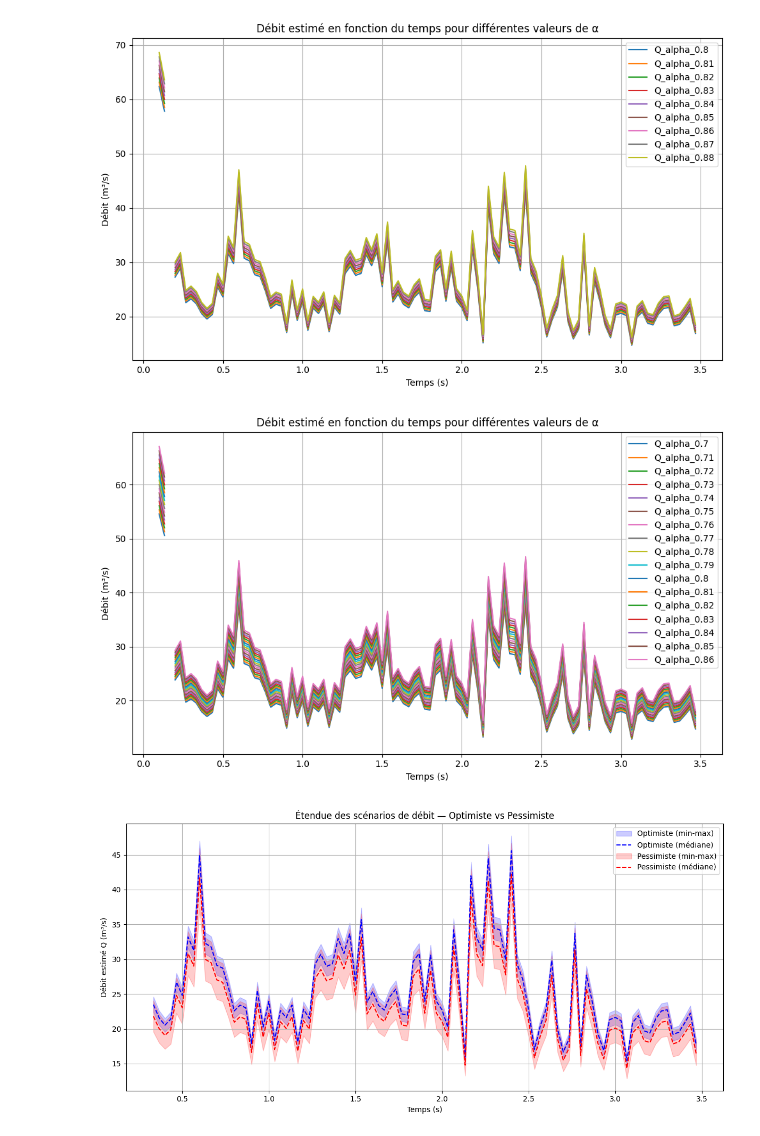
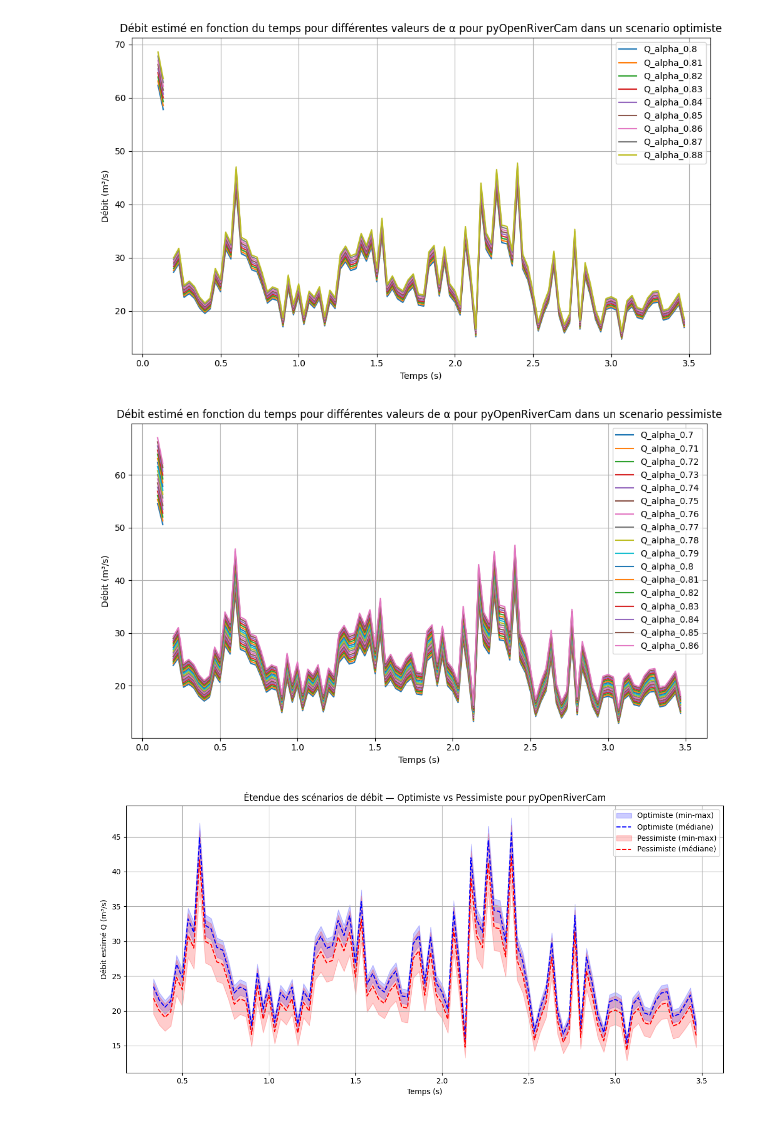
Before and after one commit to Willippe00/BenchRiverCam, a Jupyter notebook: post-traitement/3-vitesse_debit_plotting.ipynb, the cells around one changed output. Cells and saved outputs as stored; diff of their text form; code cells hidden in the pictures.

Commit message:
comparaison avec openCV

```diff
--- a/post-traitement/3-vitesse_debit_plotting.ipynb
+++ b/post-traitement/3-vitesse_debit_plotting.ipynb
@@ -14,29 +17,29 @@ for col in cols_q:
 
 plt.xlabel("Temps (s)")
 plt.ylabel("Débit (m³/s)")
-plt.title("Débit estimé en fonction du temps pour différentes valeurs de α")
+plt.title("Débit estimé en fonction du temps pour différentes valeurs de α pour pyOpenRiverCam dans un scenario optimiste")
 plt.legend()
 plt.grid(True)
 plt.tight_layout()
 plt.show()
 # %% [output]
-[figure, old version]
+[figure, new version]
 # %%
 cols_q = [col for col in debit_pessimiste_pyOpenRiverCam_df.columns if col.startswith("Q_alpha_")]
 
 plt.figure(figsize=(10, 6))
 for col in cols_q:
     plt.plot(debit_pessimiste_pyOpenRiverCam_df["time_s"], debit_pessimiste_pyOpenRiverCam_df[col], label=col)
 
 plt.xlabel("Temps (s)")
 plt.ylabel("Débit (m³/s)")
-plt.title("Débit estimé en fonction du temps pour différentes valeurs de α")
+plt.title("Débit estimé en fonction du temps pour différentes valeurs de α pour pyOpenRiverCam dans un scenario pessimiste")
 plt.legend()
 plt.grid(True)
 plt.tight_layout()
 plt.show()
 # %% [output]
-[figure, old version]
+[figure, new version]
 # %%
 time_s = debit_optimiste_pyOpenRiverCam_df["time_s"]
 
@@ -67,10 +70,10 @@ plt.plot(time_s, q_pess_med, color="red", linestyle="--", label="Pessimiste (mé
 # Mise en forme
 plt.xlabel("Temps (s)")
 plt.ylabel("Débit estimé Q (m³/s)")
-plt.title("Étendue des scénarios de débit — Optimiste vs Pessimiste")
+plt.title("Étendue des scénarios de débit — Optimiste vs Pessimiste pour pyOpenRiverCam")
 plt.legend()
 plt.grid(True)
 plt.tight_layout()
 plt.show()
 # %% [output]
-[figure, old version]
+[figure, new version]
```
Also changed, not shown: parts of 4 cells of this notebook, 6 other files.
